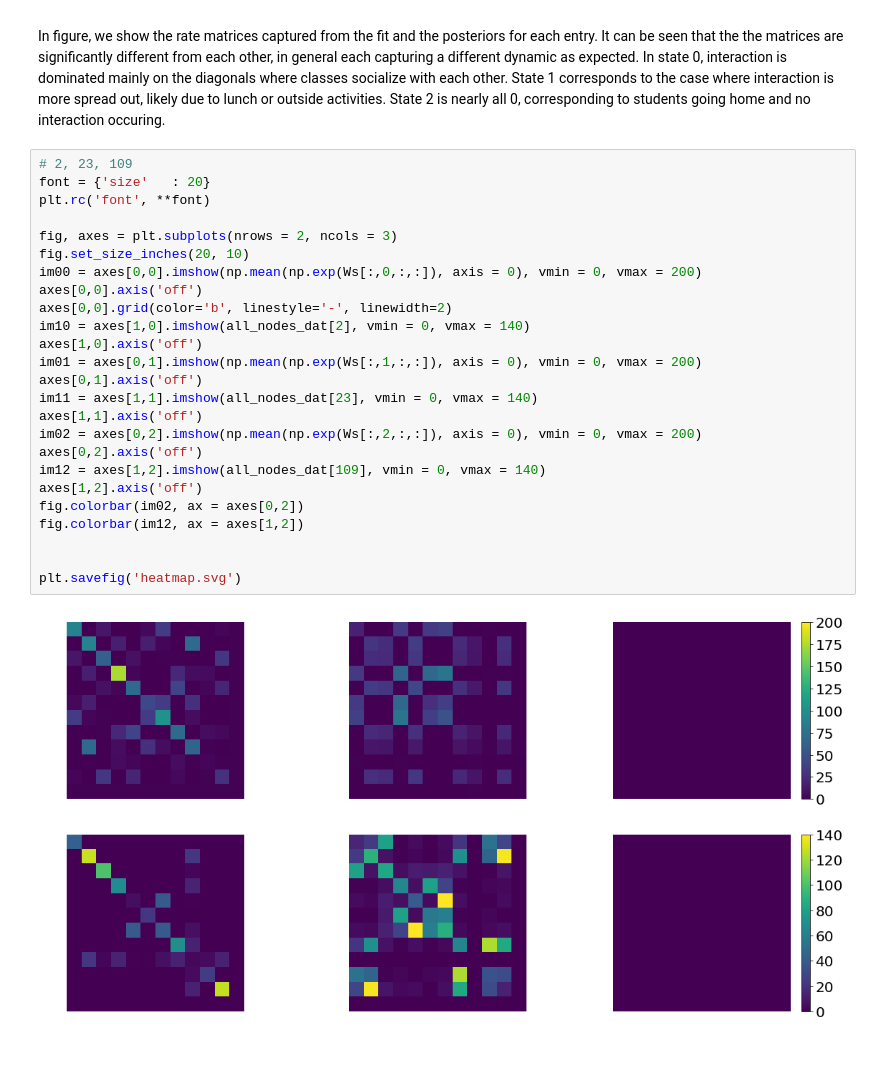
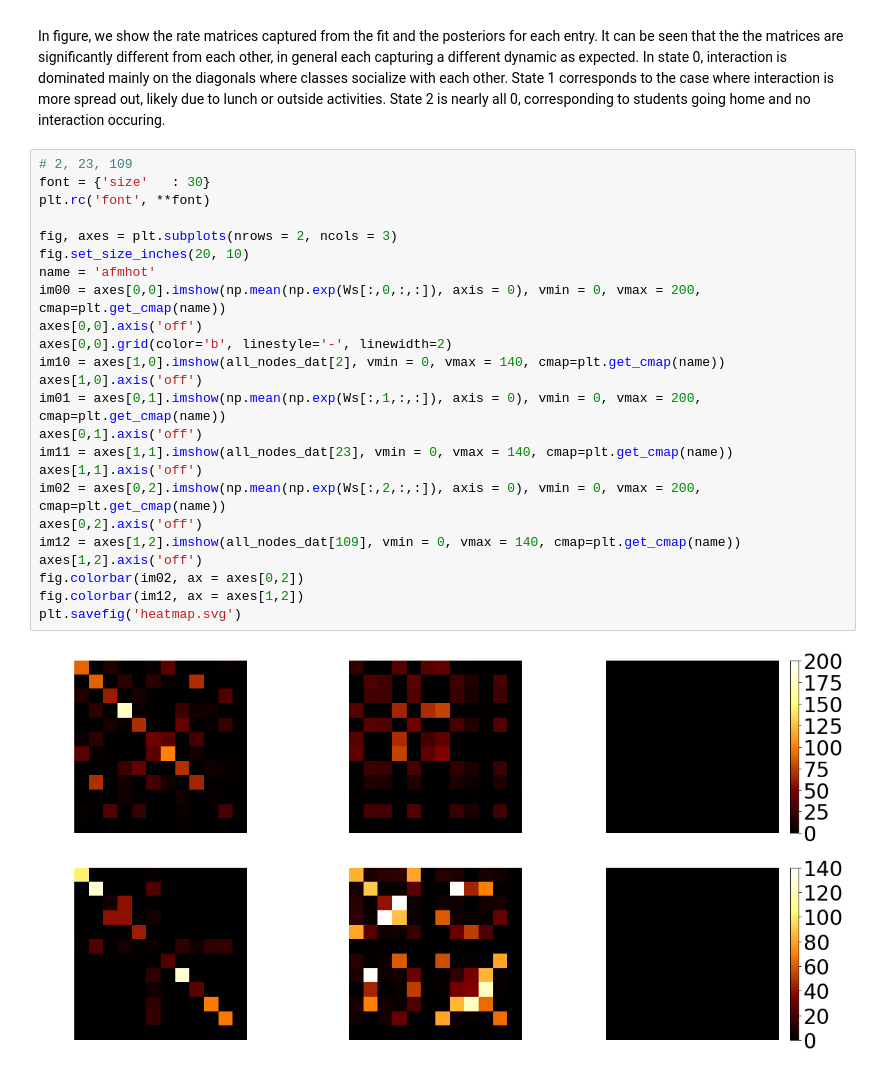
Before and after one commit to pourzanj/TfRotationPca, a Jupyter notebook: experiments/school/Poisson Model.ipynb, the cells around one changed output. Saved outputs shown, nothing was run; the diff lists cells and outputs as text.

```diff
--- a/experiments/school/Poisson Model.ipynb
+++ b/experiments/school/Poisson Model.ipynb
@@ -538,28 +540,27 @@ $$
 In figure, we show the rate matrices captured from the fit and the posteriors for each entry.  It can be seen that the the matrices are significantly different from each other, in general each capturing a different dynamic as expected.  In state 0, interaction is dominated mainly on the diagonals where classes socialize with each other.  State 1 corresponds to the case where interaction is more spread out, likely due to lunch or outside activities.  State 2 is nearly all 0, corresponding to students going home and no interaction occuring.
 # %%
 # 2, 23, 109
-font = {'size'   : 20}
+font = {'size'   : 30}
 plt.rc('font', **font)
 
 fig, axes = plt.subplots(nrows = 2, ncols = 3)
 fig.set_size_inches(20, 10)
-im00 = axes[0,0].imshow(np.mean(np.exp(Ws[:,0,:,:]), axis = 0), vmin = 0, vmax = 200)
+name = 'afmhot'
+im00 = axes[0,0].imshow(np.mean(np.exp(Ws[:,0,:,:]), axis = 0), vmin = 0, vmax = 200, cmap=plt.get_cmap(name))
 axes[0,0].axis('off')
 axes[0,0].grid(color='b', linestyle='-', linewidth=2)
-im10 = axes[1,0].imshow(all_nodes_dat[2], vmin = 0, vmax = 140)
+im10 = axes[1,0].imshow(all_nodes_dat[2], vmin = 0, vmax = 140, cmap=plt.get_cmap(name))
 axes[1,0].axis('off')
-im01 = axes[0,1].imshow(np.mean(np.exp(Ws[:,1,:,:]), axis = 0), vmin = 0, vmax = 200)
+im01 = axes[0,1].imshow(np.mean(np.exp(Ws[:,1,:,:]), axis = 0), vmin = 0, vmax = 200, cmap=plt.get_cmap(name))
 axes[0,1].axis('off')
-im11 = axes[1,1].imshow(all_nodes_dat[23], vmin = 0, vmax = 140)
+im11 = axes[1,1].imshow(all_nodes_dat[23], vmin = 0, vmax = 140, cmap=plt.get_cmap(name))
 axes[1,1].axis('off')
-im02 = axes[0,2].imshow(np.mean(np.exp(Ws[:,2,:,:]), axis = 0), vmin = 0, vmax = 200)
+im02 = axes[0,2].imshow(np.mean(np.exp(Ws[:,2,:,:]), axis = 0), vmin = 0, vmax = 200, cmap=plt.get_cmap(name))
 axes[0,2].axis('off')
-im12 = axes[1,2].imshow(all_nodes_dat[109], vmin = 0, vmax = 140)
+im12 = axes[1,2].imshow(all_nodes_dat[109], vmin = 0, vmax = 140, cmap=plt.get_cmap(name))
 axes[1,2].axis('off')
 fig.colorbar(im02, ax = axes[0,2])
 fig.colorbar(im12, ax = axes[1,2])
-
-
 plt.savefig('heatmap.svg')
 # %% [output]
-[figure, old version]
+[figure, new version]
```
Also changed, not shown: parts of 1 cell of this notebook, 3 other files.
